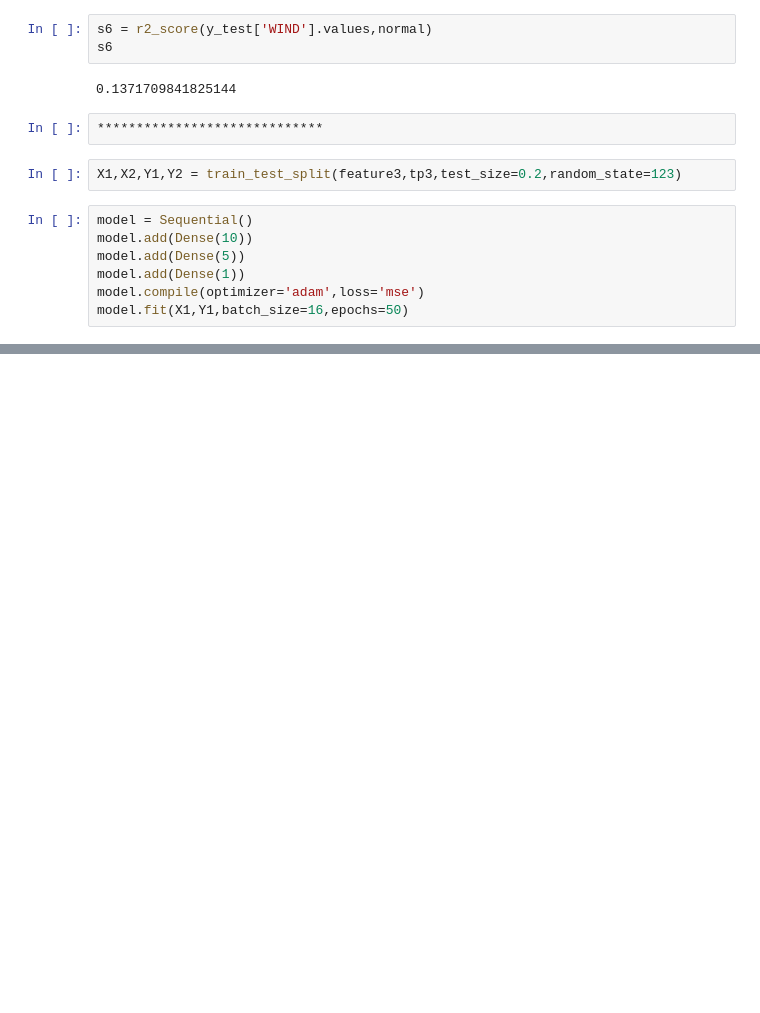
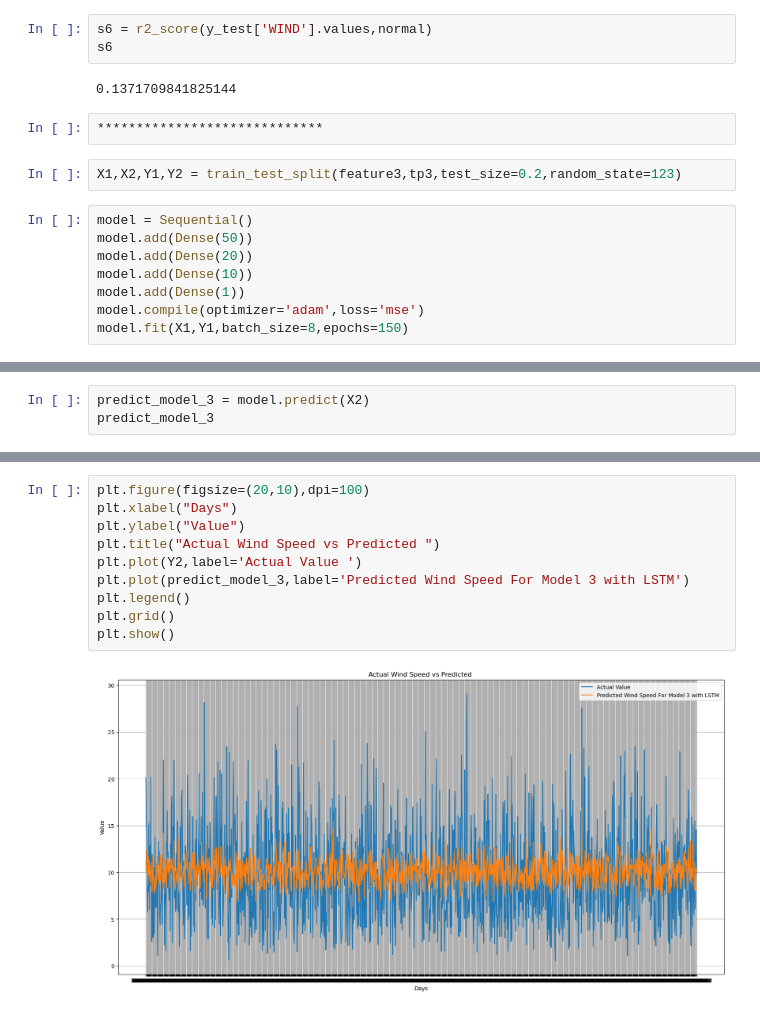
Before and after one commit to isoori/Wind-Speed-Prediction-, a Jupyter notebook: Untitled.ipynb, the cells around one changed output, grey strips where cells are left out. Saved outputs shown, nothing was run; the diff lists cells and outputs as text; blank space fills up the shorter version.

```diff
--- a/Untitled.ipynb
+++ b/Untitled.ipynb
@@ -678,9 +678,10 @@ s6
 X1,X2,Y1,Y2 = train_test_split(feature3,tp3,test_size=0.2,random_state=123)
 # %%
 model = Sequential()
+model.add(Dense(50))
+model.add(Dense(20))
 model.add(Dense(10))
-model.add(Dense(5))
 model.add(Dense(1))
 model.compile(optimizer='adam',loss='mse')
-model.fit(X1,Y1,batch_size=16,epochs=50)
+model.fit(X1,Y1,batch_size=8,epochs=150)
 # %% [output]
@@ -720,0 +706,3 @@ tp3
+# %%
+predict_model_3 = model.predict(X2)
+predict_model_3
@@ -720,0 +718,12 @@ tp3
+# %%
+plt.figure(figsize=(20,10),dpi=100)
+plt.xlabel("Days")
+plt.ylabel("Value")
+plt.title("Actual Wind Speed vs Predicted ")
+plt.plot(Y2,label='Actual Value ')
+plt.plot(predict_model_3,label='Predicted Wind Speed For Model 3 with LSTM')
+plt.legend()
+plt.grid()
+plt.show()
+# %% [output]
+[figure, added]
```
Also changed, not shown: parts of 3 cells of this notebook.
